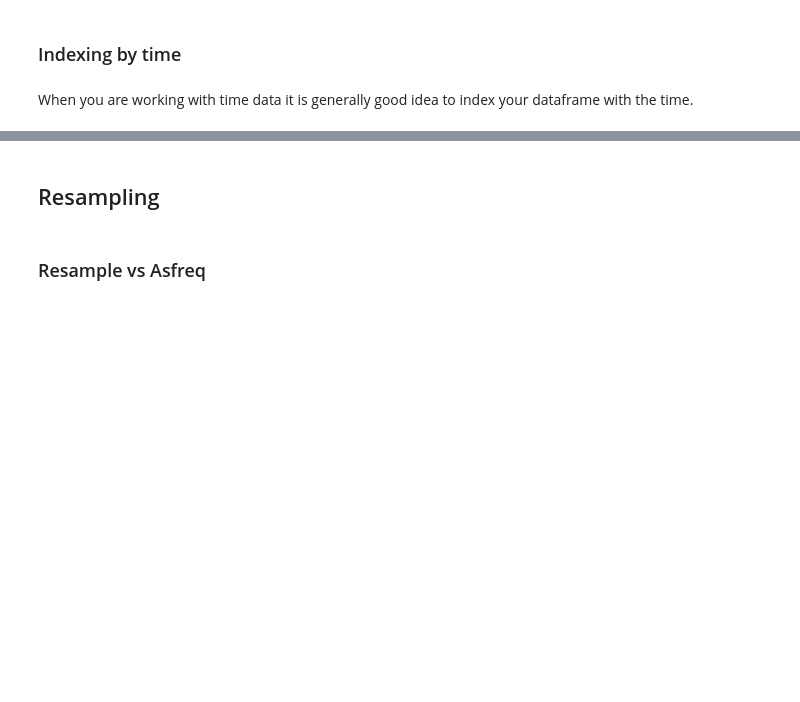
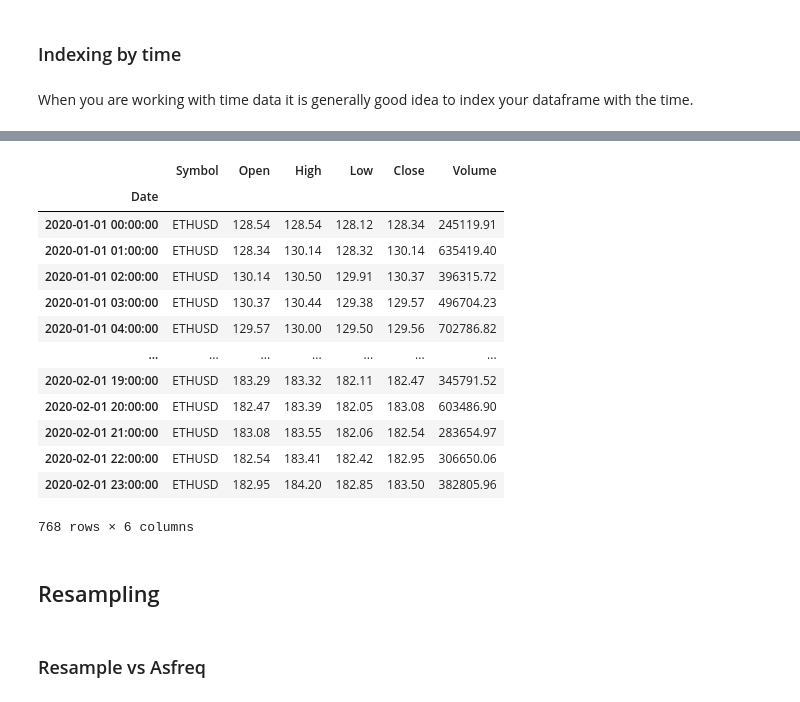
Before and after one commit to udveg/DS601_Fall21, a Jupyter notebook: Week10/week10-working-with-timedate.ipynb, the cells around one changed output, grey strips where cells are left out. Saved outputs shown, nothing was run; the diff lists cells and outputs as text; code cells hidden in the pictures; blank space fills up the shorter version.

```diff
--- a/Week10/week10-working-with-timedate.ipynb
+++ b/Week10/week10-working-with-timedate.ipynb
@@ -270,10 +455,25 @@ data.index
 # %%
 ## Advantage of working with a dataframe index with DatetimeIndex
 df1.head()
 ## now we can slice our data very easily
 ## let's get all the rows from 2020-01
 
-# df1['2020-01': '2020-02']
+df1['2020-01': '2020-02-01']
+# %% [output]
+|  | Symbol | Open | High | Low | Close | Volume |
+| Date |  |  |  |  |  |  |
+| 2020-01-01 00:00:00 | ETHUSD | 128.54 | 128.54 | 128.12 | 128.34 | 245119.91 |
+| 2020-01-01 01:00:00 | ETHUSD | 128.34 | 130.14 | 128.32 | 130.14 | 635419.40 |
+| 2020-01-01 02:00:00 | ETHUSD | 130.14 | 130.50 | 129.91 | 130.37 | 396315.72 |
+| 2020-01-01 03:00:00 | ETHUSD | 130.37 | 130.44 | 129.38 | 129.57 | 496704.23 |
+| 2020-01-01 04:00:00 | ETHUSD | 129.57 | 130.00 | 129.50 | 129.56 | 702786.82 |
+| ... | ... | ... | ... | ... | ... | ... |
+| 2020-02-01 19:00:00 | ETHUSD | 183.29 | 183.32 | 182.11 | 182.47 | 345791.52 |
+| 2020-02-01 20:00:00 | ETHUSD | 182.47 | 183.39 | 182.05 | 183.08 | 603486.90 |
+| 2020-02-01 21:00:00 | ETHUSD | 183.08 | 183.55 | 182.06 | 182.54 | 283654.97 |
+| 2020-02-01 22:00:00 | ETHUSD | 182.54 | 183.41 | 182.42 | 182.95 | 306650.06 |
+| 2020-02-01 23:00:00 | ETHUSD | 182.95 | 184.20 | 182.85 | 183.50 | 382805.96 |
+768 rows × 6 columns
 # %% [markdown]
 ## Resampling
 # %% [markdown]
```
Also changed, not shown: parts of 51 cells of this notebook.
